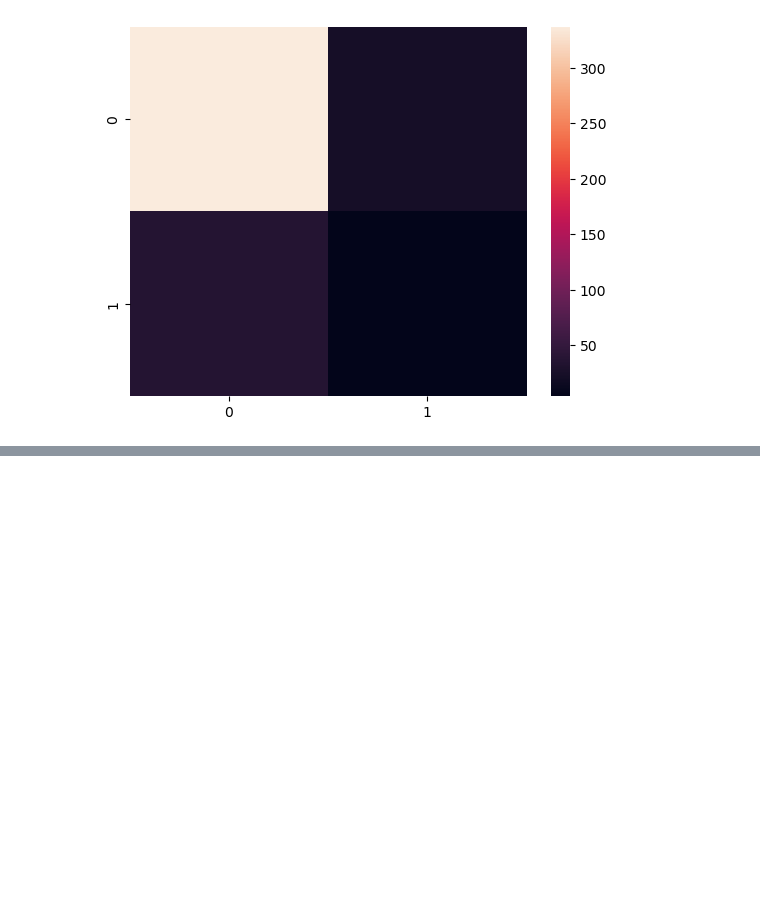
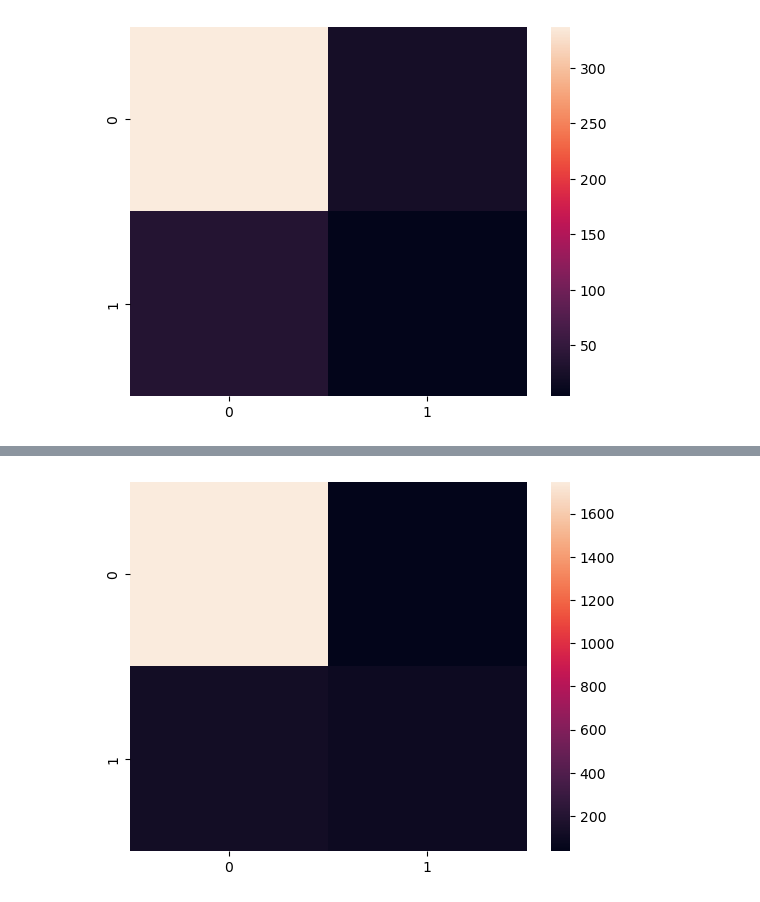
Before and after one commit to JhFern/SIT724-QML, a Jupyter notebook: Re-uploder QRF with FMnist data .ipynb, the cells around one changed output, grey strips where cells are left out. Drawn from its saved outputs; the diff is of its cells as text; code cells hidden in the pictures; blank space fills up the shorter version.

```diff
--- a/Re-uploder QRF with FMnist data .ipynb
+++ b/Re-uploder QRF with FMnist data .ipynb
@@ -703,0 +707,17 @@ F1 score function of presscion and recall:0.325
+# %%
+qrf = QRF(X_train,y_train, no_QDT=100,depth=5, sensetivity=0.5 )
+
+qrf.train()
+
+y_pred,individual_y = qrf.predict(X_test, y_test)
+
+conMtx = confusion_matrix(y_test,y_pred)
+sns.heatmap(conMtx)
+f1 = f1_score(y_test,y_pred)
+recall = recall_score(y_test,y_pred)
+pre = precision_score(y_test,y_pred)
+
+print(f"Recall(TP/FN+TP ):{recall}")
+print(f"Precsion(TP/FP+TP): {pre} ")
+print(f"F1 score function of presscion and recall:{f1} ")
+# %% [output]
@@ -704,3 +741,4 @@ F1 score function of presscion and recall:0.325
+[figure, added]
 # %%
 px.scatter_3d(x=x_testdf.iloc[:,0],y=x_testdf.iloc[:,1],z=x_testdf.iloc[:,2], color= y_pred)
 # %%
```
Also changed, not shown: parts of 10 cells of this notebook, 4 other files.
